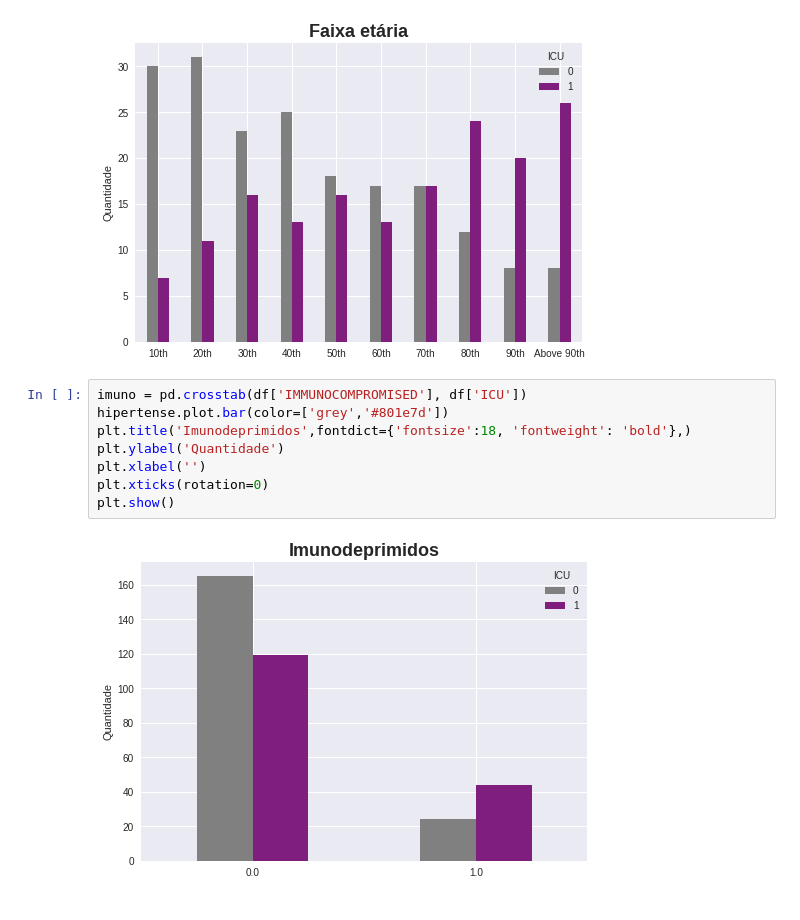
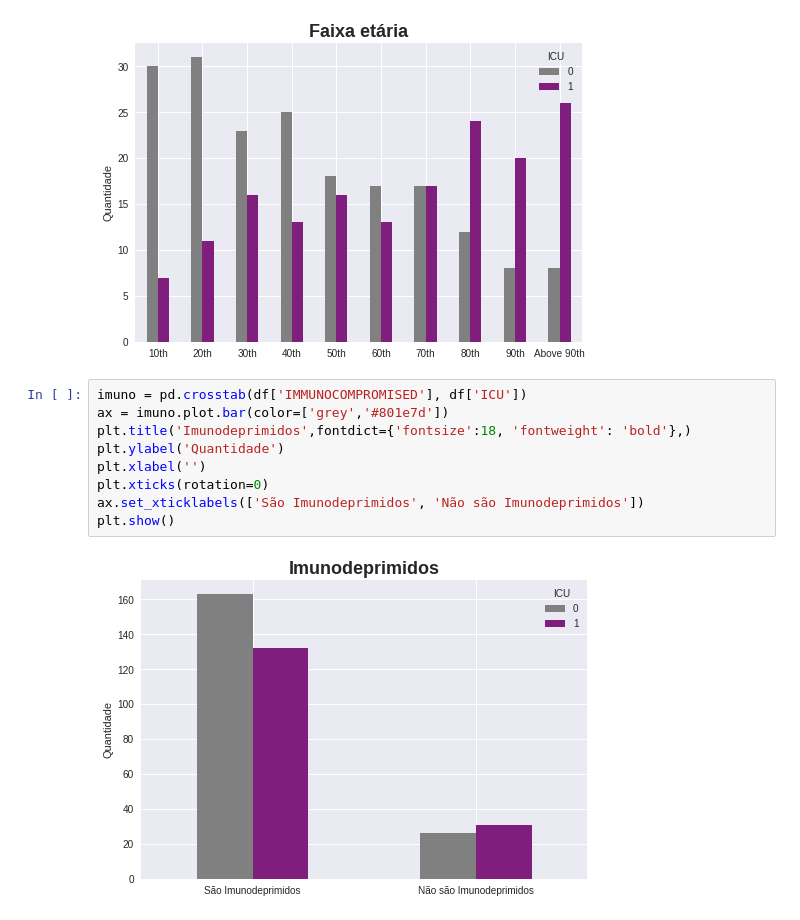
Before and after one commit to JuniorTorresMTJ/Projeto_Todo_mundo_odeia_o_COVID, a Jupyter notebook: notebook/Projeto_Todo_Mundo_Odeia_o_COVID_EDA.ipynb, the cells around one changed output. Cells and saved outputs as stored; diff of their text form.

```diff
--- a/notebook/Projeto_Todo_Mundo_Odeia_o_COVID_EDA.ipynb
+++ b/notebook/Projeto_Todo_Mundo_Odeia_o_COVID_EDA.ipynb
@@ -167,13 +157,14 @@ plt.show()
 [figure]
 # %%
 imuno = pd.crosstab(df['IMMUNOCOMPROMISED'], df['ICU'])
-hipertense.plot.bar(color=['grey','#801e7d'])
+ax = imuno.plot.bar(color=['grey','#801e7d'])
 plt.title('Imunodeprimidos',fontdict={'fontsize':18, 'fontweight': 'bold'},)
 plt.ylabel('Quantidade')
 plt.xlabel('')
 plt.xticks(rotation=0)
+ax.set_xticklabels(['São Imunodeprimidos', 'Não são Imunodeprimidos'])
 plt.show()
 # %% [output]
-[figure, old version]
+[figure, new version]
 # %%
 hipertense = pd.crosstab(df['HTN'], df['ICU'])
```
Also changed, not shown: parts of 12 cells of this notebook.
